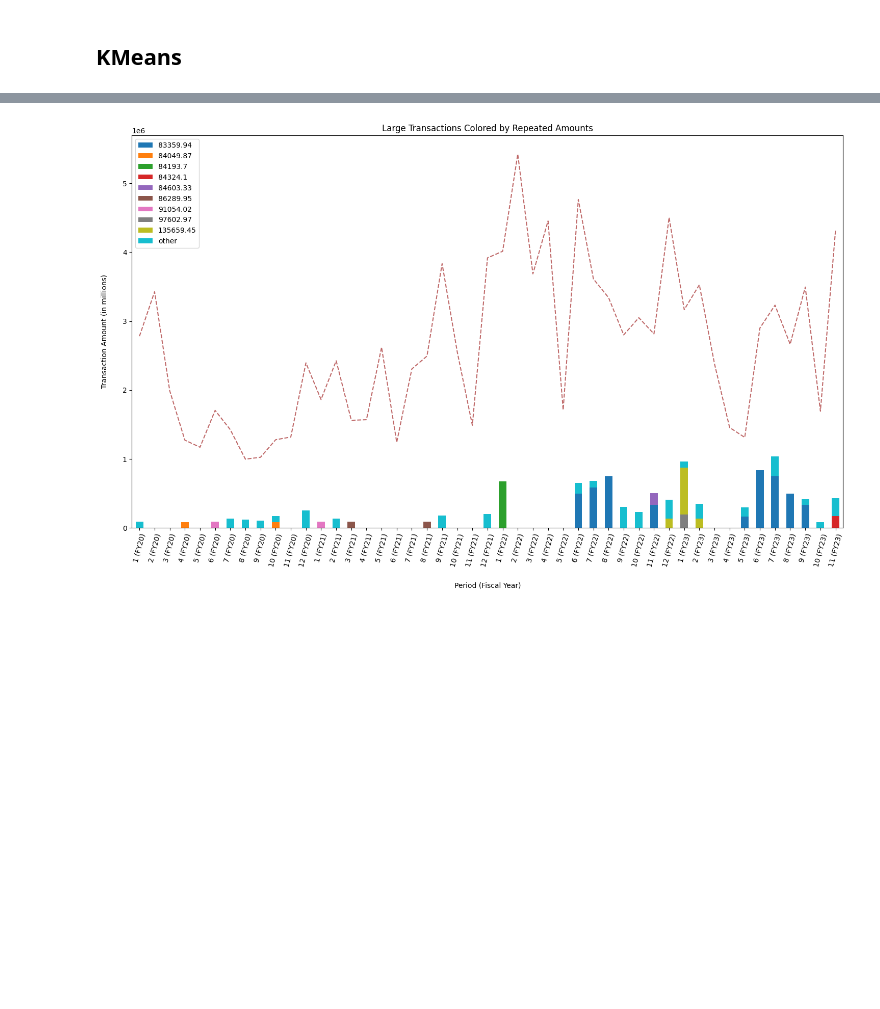
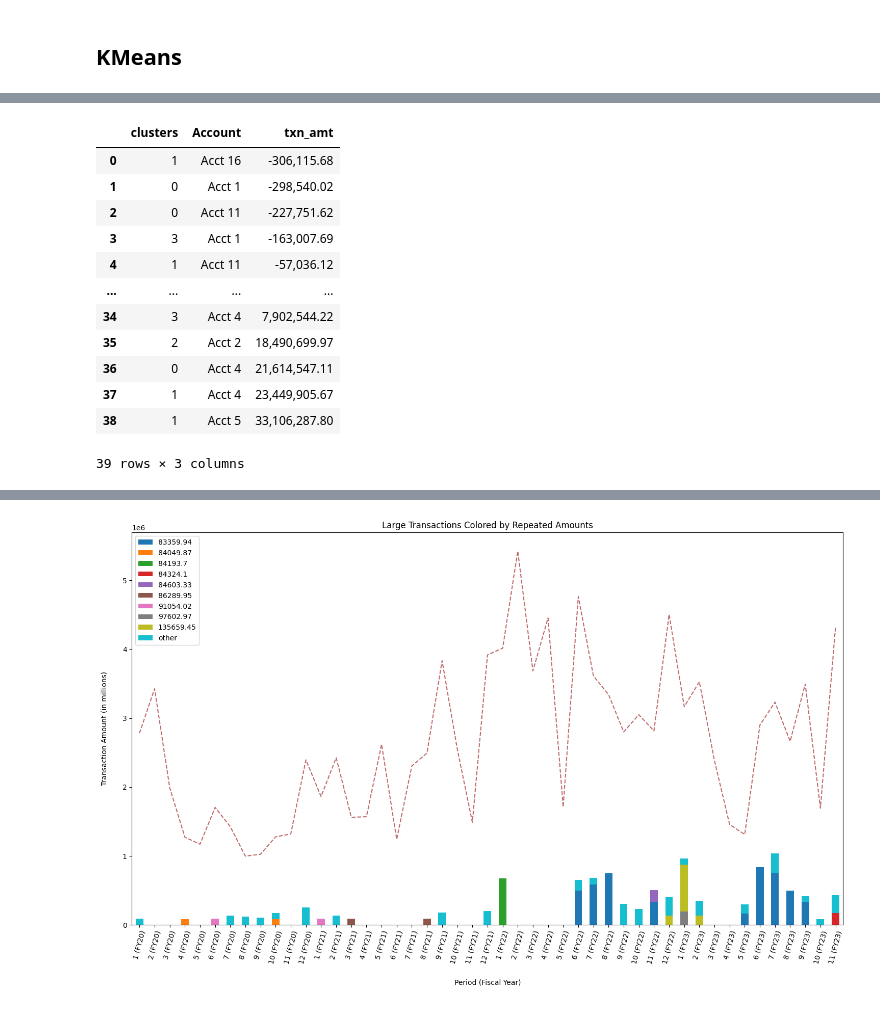
Before and after one commit to lelandjmurrin/Acquisition_Due_Dilligence_Capstone_Project, a Jupyter notebook: GeneralLedgerTxns_EDA.ipynb, the cells around one changed output, grey strips where cells are left out. Cells and saved outputs as stored; diff of their text form; code cells hidden in the pictures; blank space fills up the shorter version.

```diff
--- a/GeneralLedgerTxns_EDA.ipynb
+++ b/GeneralLedgerTxns_EDA.ipynb
@@ -525,0 +572,32 @@ X.query("clusters > 0") #displaying desc1s with clusters != 0
+# %%
+cluster_labels = ["Other", "CB", "BK", "EM"]
+def replace_labels(df):
+    df = df.copy()
+    df.clusters = df.clusters.replace({i:l for i, l in enumerate(cluster_labels)})
+    return df
+
+
+df_cluster_accounts = (dh.df
+                            .merge(X.clusters, left_on = "desc1", right_index = True)
+                            .groupby(["clusters", "Account"])
+                            .txn_amt
+                            .sum()
+                            .sort_values()
+                            .reset_index()
+                            #.pipe(replace_labels)
+                        )
+df_cluster_accounts
+# %% [output]
+|  | clusters | Account | txn_amt |
+| 0 | 1 | Acct 16 | -306,115.68 |
+| 1 | 0 | Acct 1 | -298,540.02 |
+| 2 | 0 | Acct 11 | -227,751.62 |
+| 3 | 3 | Acct 1 | -163,007.69 |
+| 4 | 1 | Acct 11 | -57,036.12 |
+| ... | ... | ... | ... |
+| 34 | 3 | Acct 4 | 7,902,544.22 |
+| 35 | 2 | Acct 2 | 18,490,699.97 |
+| 36 | 0 | Acct 4 | 21,614,547.11 |
+| 37 | 1 | Acct 4 | 23,449,905.67 |
+| 38 | 1 | Acct 5 | 33,106,287.80 |
+39 rows × 3 columns
```
Also changed, not shown: parts of 15 cells of this notebook, 3 other files.
